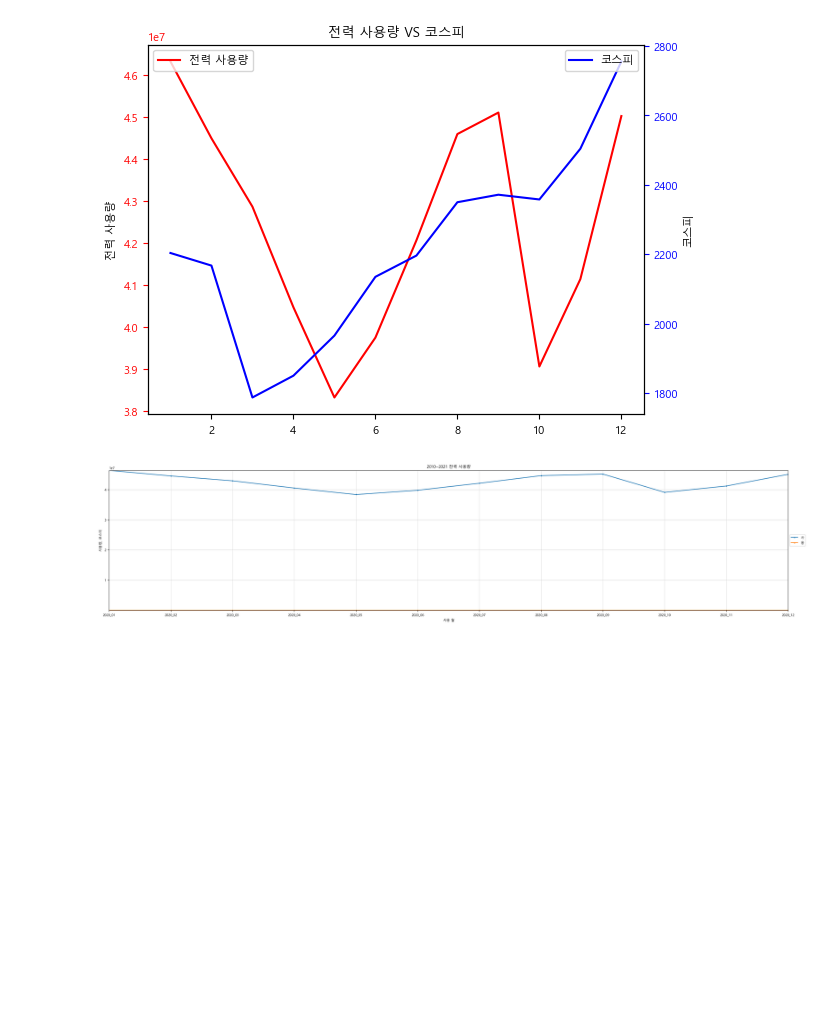
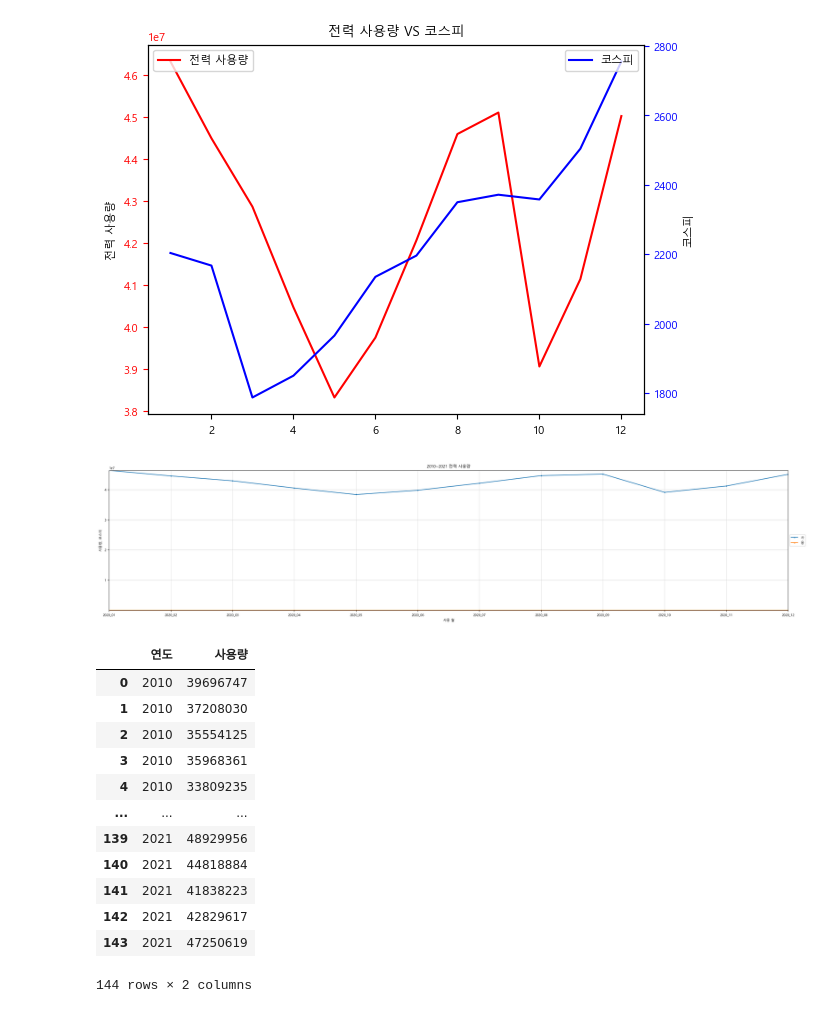
Before and after one commit to ThatHomr/project_2, a Jupyter notebook: project_2_file/z_ssh/완성본/전력_시각화_14차데이터.ipynb, the cells around one changed output. Saved outputs shown, nothing was run; the diff lists cells and outputs as text; code cells hidden in the pictures; blank space fills up the shorter version.

```diff
--- a/project_2_file/z_ssh/완성본/전력_시각화_14차데이터.ipynb
+++ b/project_2_file/z_ssh/완성본/전력_시각화_14차데이터.ipynb
@@ -325,3 +325,22 @@ def kospi_plt(target_year):
 
     # 그래프 출력
     plt.show()
+# %%
+import pandas as pd
+df = pd.read_csv('전력사용량,코스피.csv')
+df = df.drop(columns=['Unnamed: 0', '년월', '코스피 평균', '월'])
+df
+# %% [output]
+|  | 연도 | 사용량 |
+| 0 | 2010 | 39696747 |
+| 1 | 2010 | 37208030 |
+| 2 | 2010 | 35554125 |
+| 3 | 2010 | 35968361 |
+| 4 | 2010 | 33809235 |
+| ... | ... | ... |
+| 139 | 2021 | 48929956 |
+| 140 | 2021 | 44818884 |
+| 141 | 2021 | 41838223 |
+| 142 | 2021 | 42829617 |
+| 143 | 2021 | 47250619 |
+144 rows × 2 columns
```
Also changed, not shown: parts of 6 cells of this notebook, 16 other files.
